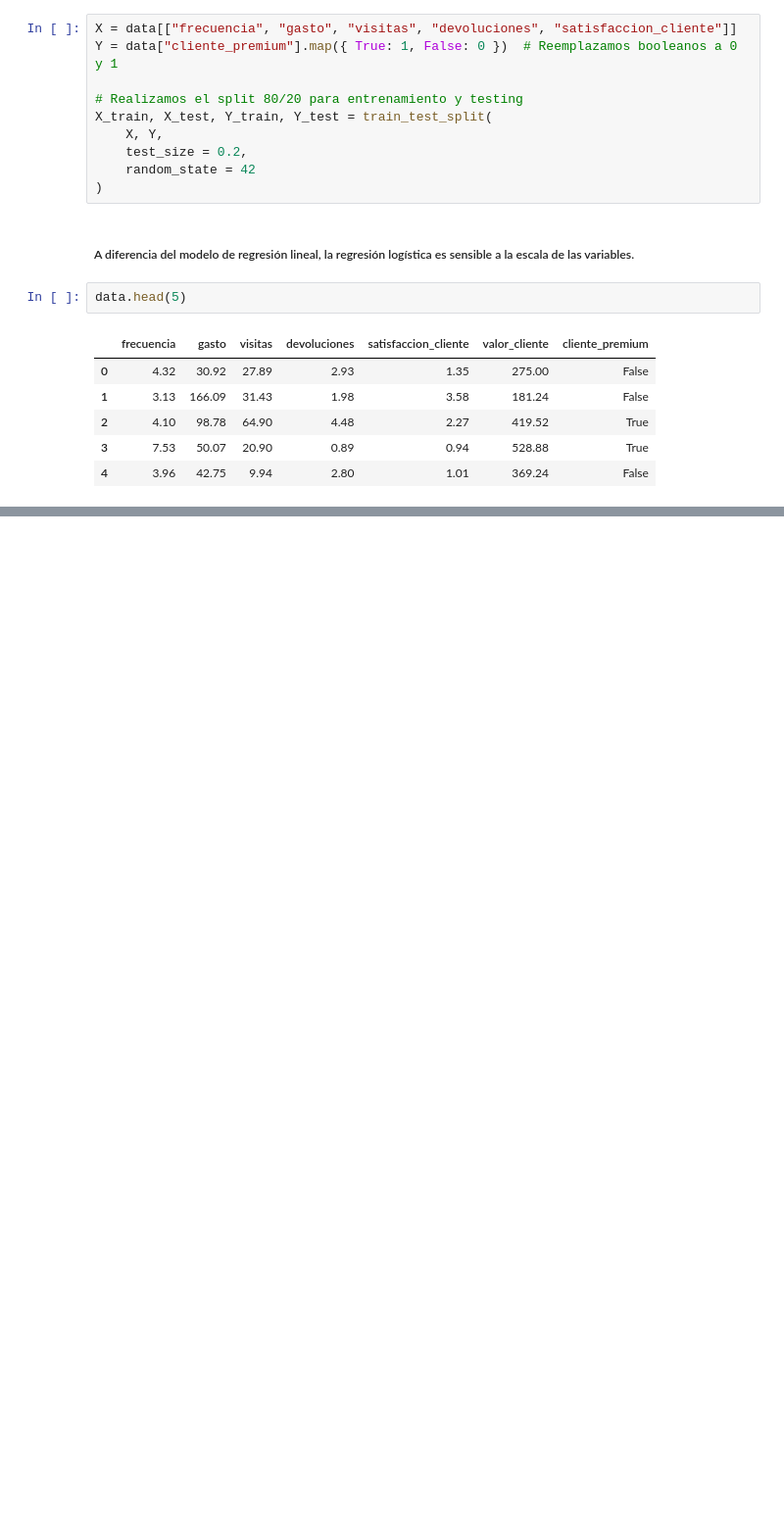
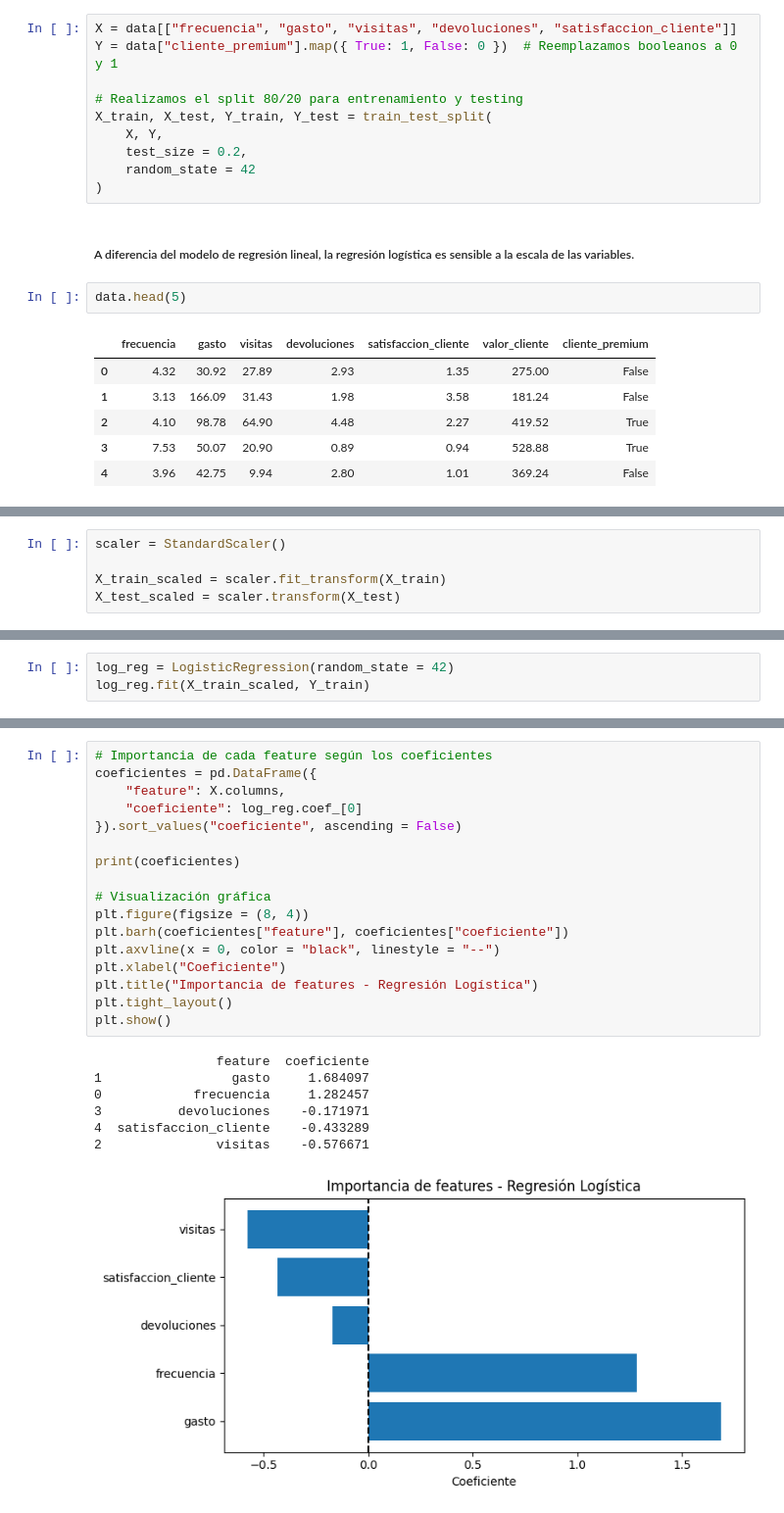
Before and after one commit to shyupss/LM-regression-classification, a Jupyter notebook: ML-regression-classification.ipynb, the cells around one changed output, grey strips where cells are left out. Shown at 98% size. Cells and saved outputs as stored; diff of their text form; blank space fills up the shorter version.

Commit message:
modelo de regresión implementado
falta el análisis crítico jeje

```diff
--- a/ML-regression-classification.ipynb
+++ b/ML-regression-classification.ipynb
@@ -193,0 +192,5 @@ Se puede observar que variables como `satisfaccion_cliente` tiene una escala de
+# %%
+scaler = StandardScaler()
+
+X_train_scaled = scaler.fit_transform(X_train)
+X_test_scaled = scaler.transform(X_test)
@@ -193,0 +199,3 @@ Se puede observar que variables como `satisfaccion_cliente` tiene una escala de
+# %%
+log_reg = LogisticRegression(random_state = 42)
+log_reg.fit(X_train_scaled, Y_train)
@@ -194,3 +244,28 @@ Se puede observar que variables como `satisfaccion_cliente` tiene una escala de
+# %%
+# Importancia de cada feature según los coeficientes
+coeficientes = pd.DataFrame({
+    "feature": X.columns,
+    "coeficiente": log_reg.coef_[0]
+}).sort_values("coeficiente", ascending = False)
+
+print(coeficientes)
+
+# Visualización gráfica
+plt.figure(figsize = (8, 4))
+plt.barh(coeficientes["feature"], coeficientes["coeficiente"])
+plt.axvline(x = 0, color = "black", linestyle = "--")
+plt.xlabel("Coeficiente")
+plt.title("Importancia de features - Regresión Logística")
+plt.tight_layout()
+plt.show()
+# %% [output]
+                feature  coeficiente
+1                 gasto     1.684097
+0            frecuencia     1.282457
+3          devoluciones    -0.171971
+4  satisfaccion_cliente    -0.433289
+2               visitas    -0.576671
+[figure, added]
 # %% [markdown]
 ### Análisis
 
```
Also changed, not shown: parts of 13 cells of this notebook.
